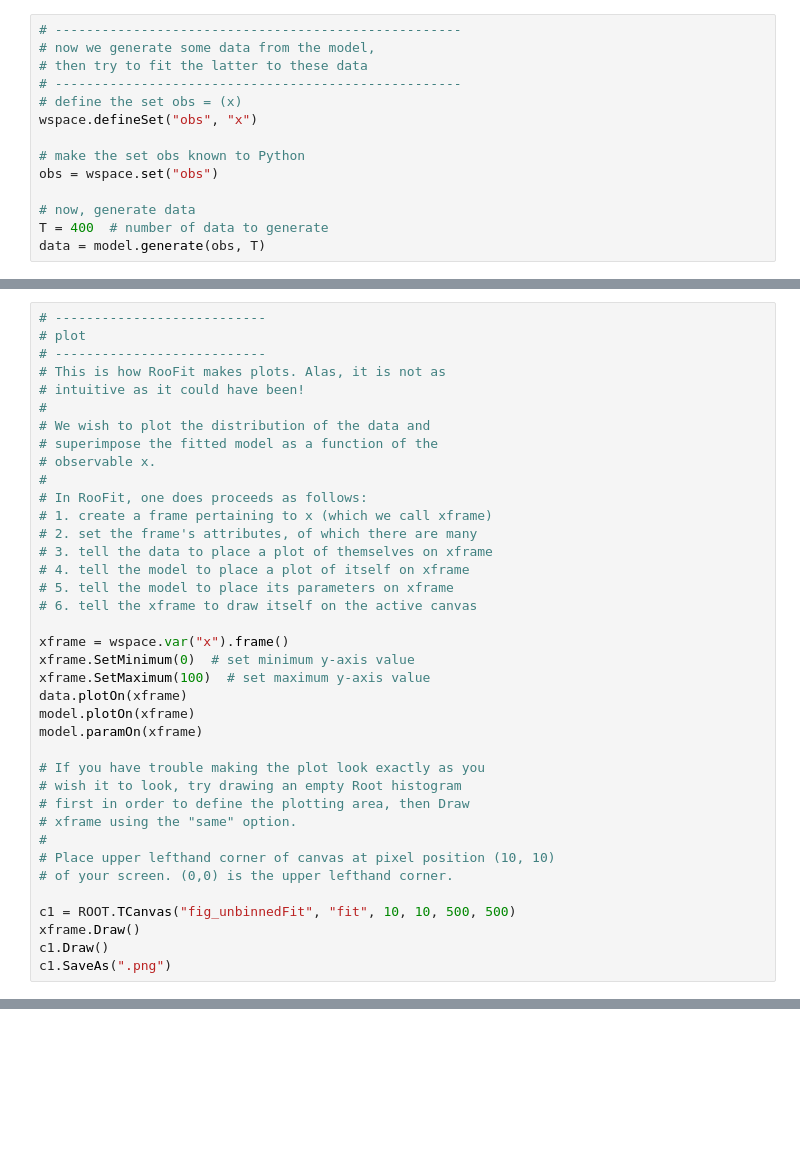
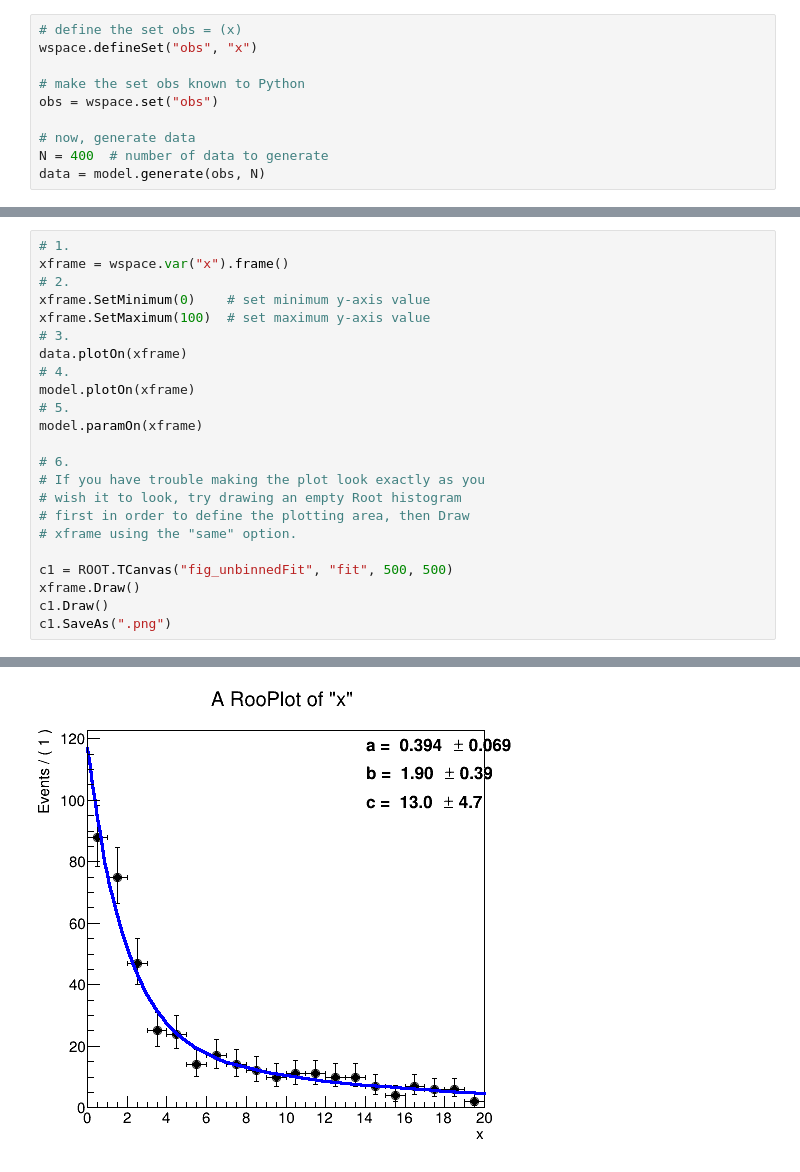
Before and after one commit to FNALLPC/statistics-das, a Jupyter notebook: 0/exercise_0.ipynb, the cells around one changed output, grey strips where cells are left out. Drawn from its saved outputs; the diff is of its cells as text; blank space fills up the shorter version.

```diff
--- a/0/exercise_0.ipynb
+++ b/0/exercise_0.ipynb
@@ -132,8 +160,4 @@ model = wspace.pdf("model")
 # %%
-# ----------------------------------------------------
-# now we generate some data from the model,
-# then try to fit the latter to these data
-# ----------------------------------------------------
 # define the set obs = (x)
 wspace.defineSet("obs", "x")
 
@@ -141,5 +165,5 @@ wspace.defineSet("obs", "x")
 obs = wspace.set("obs")
 
 # now, generate data
-T = 400  # number of data to generate
-data = model.generate(obs, T)
+N = 400  # number of data to generate
+data = model.generate(obs, N)
@@ -182,38 +236,24 @@ print(output)
 # %%
-# ---------------------------
-# plot
-# ---------------------------
-# This is how RooFit makes plots. Alas, it is not as
-# intuitive as it could have been!
-#
-# We wish to plot the distribution of the data and
-# superimpose the fitted model as a function of the
-# observable x.
-#
-# In RooFit, one does proceeds as follows:
-# 1. create a frame pertaining to x (which we call xframe)
-# 2. set the frame's attributes, of which there are many
-# 3. tell the data to place a plot of themselves on xframe
-# 4. tell the model to place a plot of itself on xframe
-# 5. tell the model to place its parameters on xframe
-# 6. tell the xframe to draw itself on the active canvas
-
+# 1.
 xframe = wspace.var("x").frame()
-xframe.SetMinimum(0)  # set minimum y-axis value
+# 2.
+xframe.SetMinimum(0)    # set minimum y-axis value
 xframe.SetMaximum(100)  # set maximum y-axis value
+# 3.
 data.plotOn(xframe)
+# 4.
 model.plotOn(xframe)
+# 5.
 model.paramOn(xframe)
 
+# 6.
 # If you have trouble making the plot look exactly as you
 # wish it to look, try drawing an empty Root histogram
 # first in order to define the plotting area, then Draw
 # xframe using the "same" option.
-#
-# Place upper lefthand corner of canvas at pixel position (10, 10)
-# of your screen. (0,0) is the upper lefthand corner.
 
-c1 = ROOT.TCanvas("fig_unbinnedFit", "fit", 10, 10, 500, 500)
+c1 = ROOT.TCanvas("fig_unbinnedFit", "fit", 500, 500)
 xframe.Draw()
 c1.Draw()
 c1.SaveAs(".png")
+# %% [output]
@@ -219,0 +262 @@ c1.SaveAs(".png")
+[figure, added]
```
Also changed, not shown: parts of 19 cells of this notebook, 1 other file.
